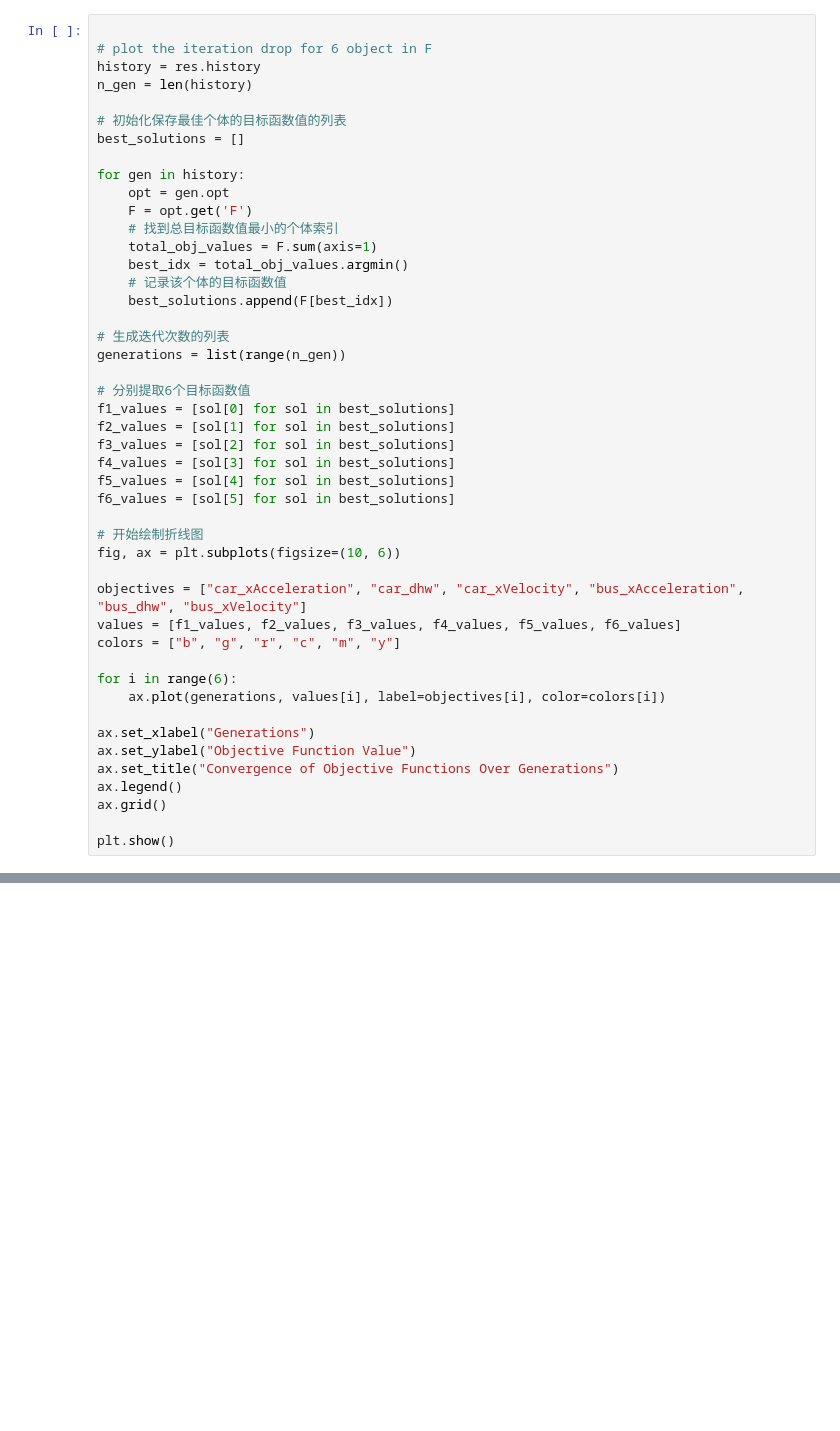
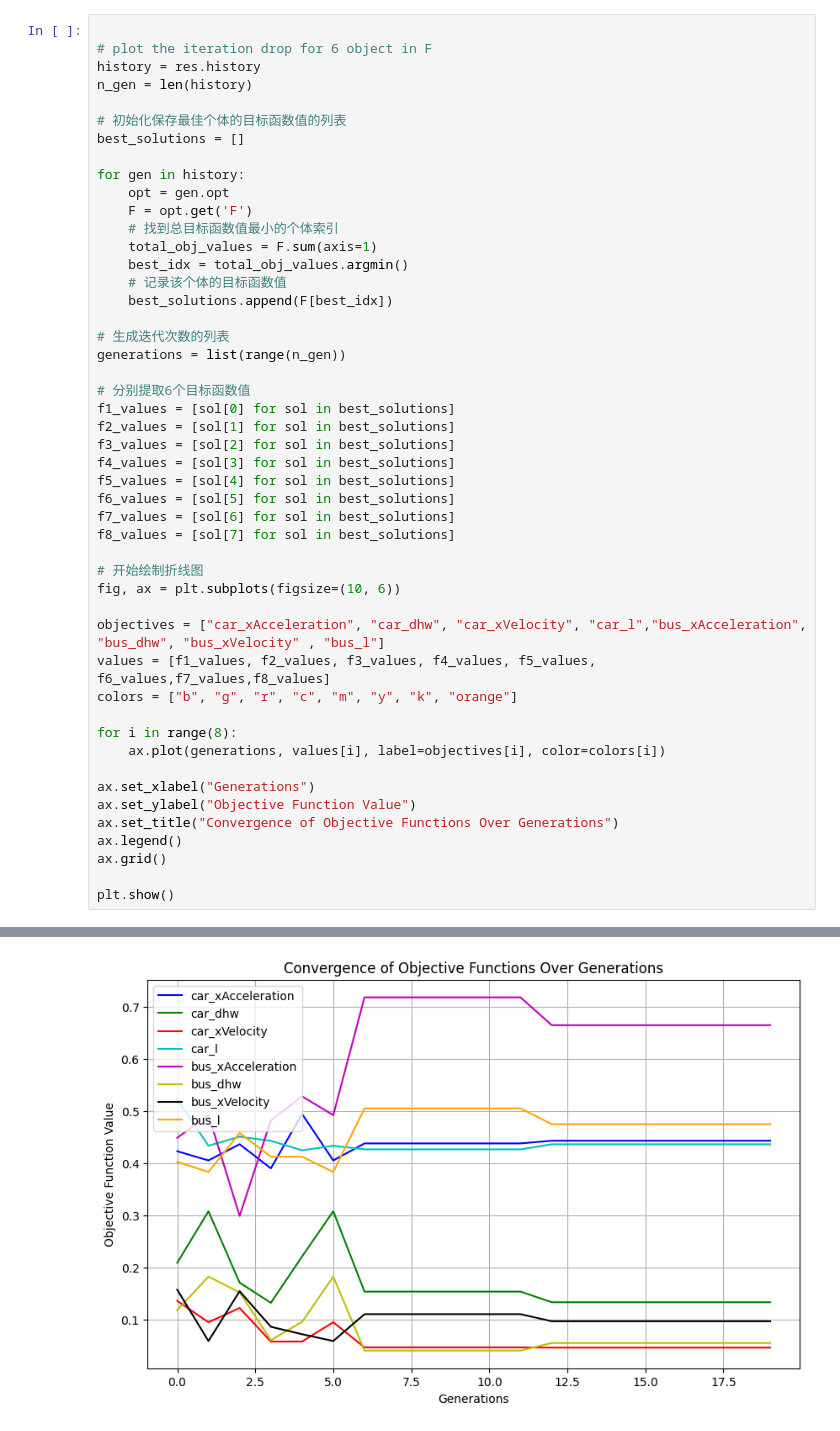
Before and after one commit to Gaochengzhi/sumo_bayesian_calibration, a Jupyter notebook: src/trymoo.ipynb, the cells around one changed output, grey strips where cells are left out. Drawn from its saved outputs; the diff is of its cells as text; blank space fills up the shorter version.

```diff
--- a/src/trymoo.ipynb
+++ b/src/trymoo.ipynb
@@ -83,15 +85,17 @@ f3_values = [sol[2] for sol in best_solutions]
 f4_values = [sol[3] for sol in best_solutions]
 f5_values = [sol[4] for sol in best_solutions]
 f6_values = [sol[5] for sol in best_solutions]
+f7_values = [sol[6] for sol in best_solutions]
+f8_values = [sol[7] for sol in best_solutions]
 
 # 开始绘制折线图
 fig, ax = plt.subplots(figsize=(10, 6))
 
-objectives = ["car_xAcceleration", "car_dhw", "car_xVelocity", "bus_xAcceleration", "bus_dhw", "bus_xVelocity"]
-values = [f1_values, f2_values, f3_values, f4_values, f5_values, f6_values]
-colors = ["b", "g", "r", "c", "m", "y"]
+objectives = ["car_xAcceleration", "car_dhw", "car_xVelocity", "car_l","bus_xAcceleration", "bus_dhw", "bus_xVelocity" , "bus_l"]
+values = [f1_values, f2_values, f3_values, f4_values, f5_values, f6_values,f7_values,f8_values]
+colors = ["b", "g", "r", "c", "m", "y", "k", "orange"]
 
-for i in range(6):
+for i in range(8):
     ax.plot(generations, values[i], label=objectives[i], color=colors[i])
 
 ax.set_xlabel("Generations")
@@ -106,3 +109,4 @@ IndexError: index 1 is out of bounds for axis 0 with size 1
+[figure, added]
 # %%
 from pymoo.core.problem import ElementwiseProblem
 import numpy as np
```
Also changed, not shown: parts of 4 cells of this notebook, 46 other files.
